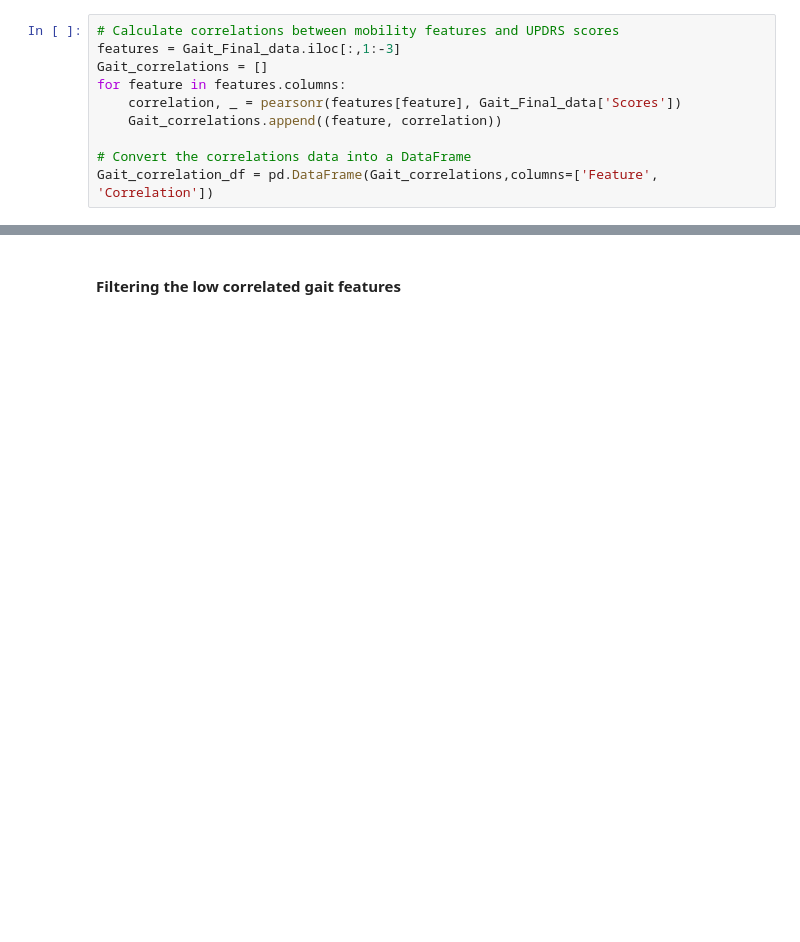
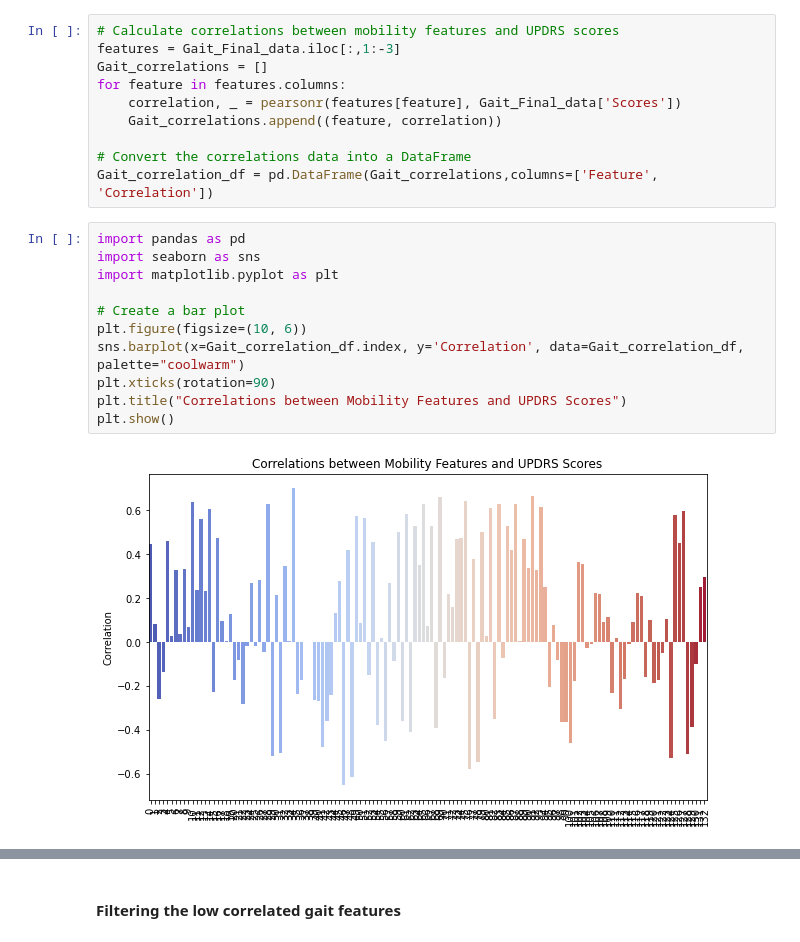
Before and after one commit to 11hoda11/fusion, a Jupyter notebook: correlation.ipynb, the cells around one changed output, grey strips where cells are left out. Cells and saved outputs as stored; diff of their text form; blank space fills up the shorter version.

```diff
--- a/correlation.ipynb
+++ b/correlation.ipynb
@@ -396,3 +505,16 @@ for feature in features.columns:
 
 # Convert the correlations data into a DataFrame
 Gait_correlation_df = pd.DataFrame(Gait_correlations,columns=['Feature', 'Correlation'])
+# %%
+import pandas as pd
+import seaborn as sns
+import matplotlib.pyplot as plt
+
+# Create a bar plot
+plt.figure(figsize=(10, 6))
+sns.barplot(x=Gait_correlation_df.index, y='Correlation', data=Gait_correlation_df, palette="coolwarm")
+plt.xticks(rotation=90)
+plt.title("Correlations between Mobility Features and UPDRS Scores")
+plt.show()
+# %% [output]
+[figure, added]
```
Also changed, not shown: parts of 15 cells of this notebook.
